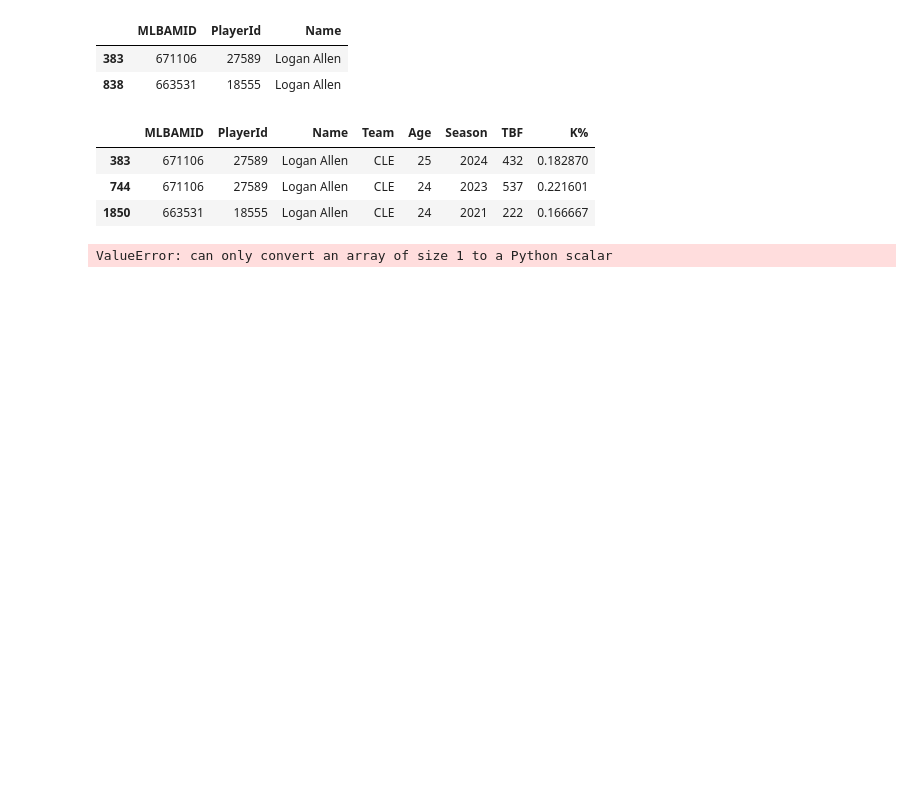
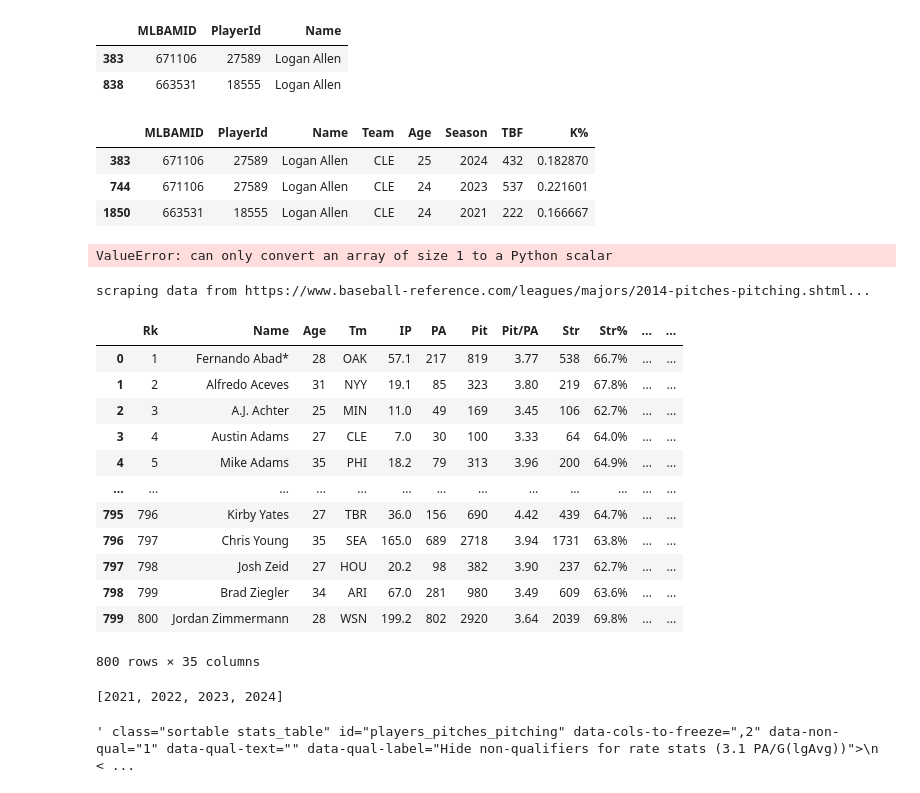
Before and after one commit to loganthomas/mlb-pitcher-xK, a Jupyter notebook: notebooks/scratch.ipynb, the cells around one changed output. Saved outputs shown, nothing was run; the diff lists cells and outputs as text; code cells hidden in the pictures; blank space fills up the shorter version.

```diff
--- a/notebooks/scratch.ipynb
+++ b/notebooks/scratch.ipynb
@@ -242,0 +291,25 @@ ValueError: can only convert an array of size 1 to a Python scalar
+# %%
+scrape_pithcing_data(2014)
+# %% [output]
+scraping data from https://www.baseball-reference.com/leagues/majors/2014-pitches-pitching.shtml...
+|  | Rk | Name | Age | Tm | IP | PA | Pit | Pit/PA | Str | Str% | ... | ... |
+| 0 | 1 | Fernando Abad* | 28 | OAK | 57.1 | 217 | 819 | 3.77 | 538 | 66.7% | ... | ... |
+| 1 | 2 | Alfredo Aceves | 31 | NYY | 19.1 | 85 | 323 | 3.80 | 219 | 67.8% | ... | ... |
+| 2 | 3 | A.J. Achter | 25 | MIN | 11.0 | 49 | 169 | 3.45 | 106 | 62.7% | ... | ... |
+| 3 | 4 | Austin Adams | 27 | CLE | 7.0 | 30 | 100 | 3.33 | 64 | 64.0% | ... | ... |
+| 4 | 5 | Mike Adams | 35 | PHI | 18.2 | 79 | 313 | 3.96 | 200 | 64.9% | ... | ... |
+| ... | ... | ... | ... | ... | ... | ... | ... | ... | ... | ... | ... | ... |
+| 795 | 796 | Kirby Yates | 27 | TBR | 36.0 | 156 | 690 | 4.42 | 439 | 64.7% | ... | ... |
+| 796 | 797 | Chris Young | 35 | SEA | 165.0 | 689 | 2718 | 3.94 | 1731 | 63.8% | ... | ... |
+| 797 | 798 | Josh Zeid | 27 | HOU | 20.2 | 98 | 382 | 3.90 | 237 | 62.7% | ... | ... |
+| 798 | 799 | Brad Ziegler | 34 | ARI | 67.0 | 281 | 980 | 3.49 | 609 | 63.6% | ... | ... |
+| 799 | 800 | Jordan Zimmermann | 28 | WSN | 199.2 | 802 | 2920 | 3.64 | 2039 | 69.8% | ... | ... |
+800 rows × 35 columns
+# %%
+sorted(df.Season.unique())
+# %% [output]
+[2021, 2022, 2023, 2024]
+# %%
+player_stats
+# %% [output]
+' class="sortable stats_table" id="players_pitches_pitching" data-cols-to-freeze=",2" data-non-qual="1" data-qual-text="" data-qual-label="Hide non-qualifiers for rate stats (3.1 PA/G(lgAvg))">\n    < ...
```
Also changed, not shown: parts of 4 cells of this notebook, 6 other files.
